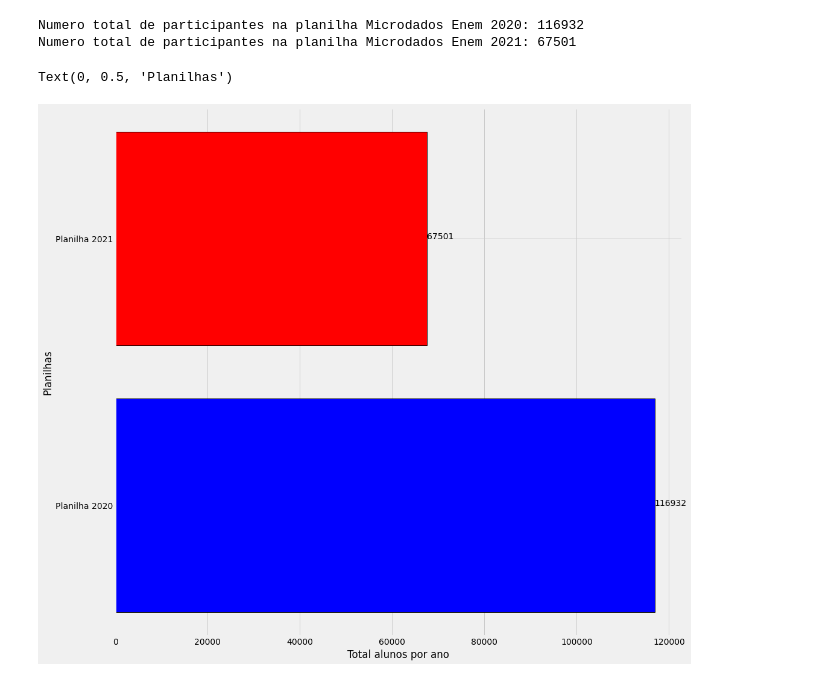
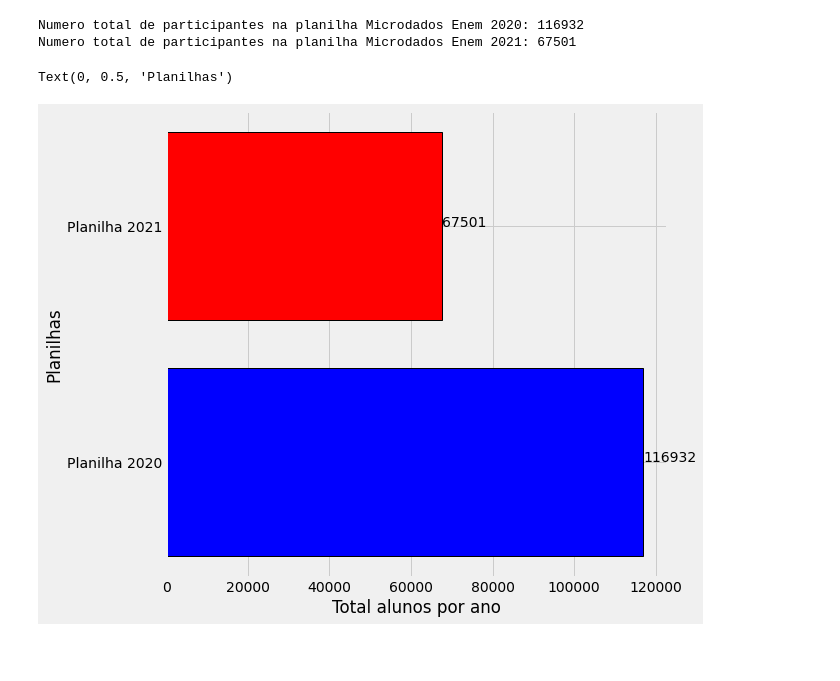
Before and after one commit to kingofrats04/Projeto_IA_DadosEnem, a Jupyter notebook: Graficos_IA.ipynb, the cells around one changed output. Cells and saved outputs as stored; diff of their text form; code cells hidden in the pictures; blank space fills up the shorter version.

```diff
--- a/Graficos_IA.ipynb
+++ b/Graficos_IA.ipynb
@@ -13,36 +13,36 @@ import pandas as pd
 # Importando planilha do Excel
 planilha2020 = pd.read_csv("./drive/MyDrive/trabalho_ia/data/MICRODADOS_ENEM_2020_DF.csv", sep=';' , encoding='latin-1')
 planilha2021 = pd.read_csv("./drive/MyDrive/trabalho_ia/data/MICRODADOS_ENEM_2021_DF.csv", sep=';' , encoding='latin-1')
 
-#---------------------------------- Grafico 1 ----------------------------------
+#---------------------------------- Grafico 1 - Total alunos por ano ----------------------------------
 
 # Printar total de participantes por ano
 print('Numero total de participantes na planilha Microdados Enem 2020:', planilha2020.NU_PARTICIPANTES.max())
 print('Numero total de participantes na planilha Microdados Enem 2021:', planilha2021.NU_PARTICIPANTES.max(), '\n')
 
 num1 = planilha2020.NU_PARTICIPANTES.max()
 num2 = planilha2021.NU_PARTICIPANTES.max()
 
 # Printando grafico de barras horizontal
 x = ['Planilha 2020', 'Planilha 2021']
 y = [116932, 67501]
 
 totalAlunos = num1, num2
 plt.style.use('fivethirtyeight')
 
 for index, value in enumerate(y):
   plt.text(value, index,str(value))
 
-plt.rcParams['figure.figsize'] = [15, 15]
+plt.rcParams['figure.figsize'] = [8, 8]
 
 plt.barh(x, totalAlunos, align='center', color=['blue', 'red'], edgecolor='black', linewidth="1")
 plt.xlabel("Total alunos por ano")
 plt.ylabel("Planilhas")
 # %% [output]
 Numero total de participantes na planilha Microdados Enem 2020: 116932
 Numero total de participantes na planilha Microdados Enem 2021: 67501
 Text(0, 0.5, 'Planilhas')
-[figure, old version]
+[figure, new version]
 # %%
 # Histograma projetando o total de participante dos dois anos
 print(planilha2020.NU_PARTICIPANTES.hist())
```
Also changed, not shown: parts of 15 cells of this notebook.
